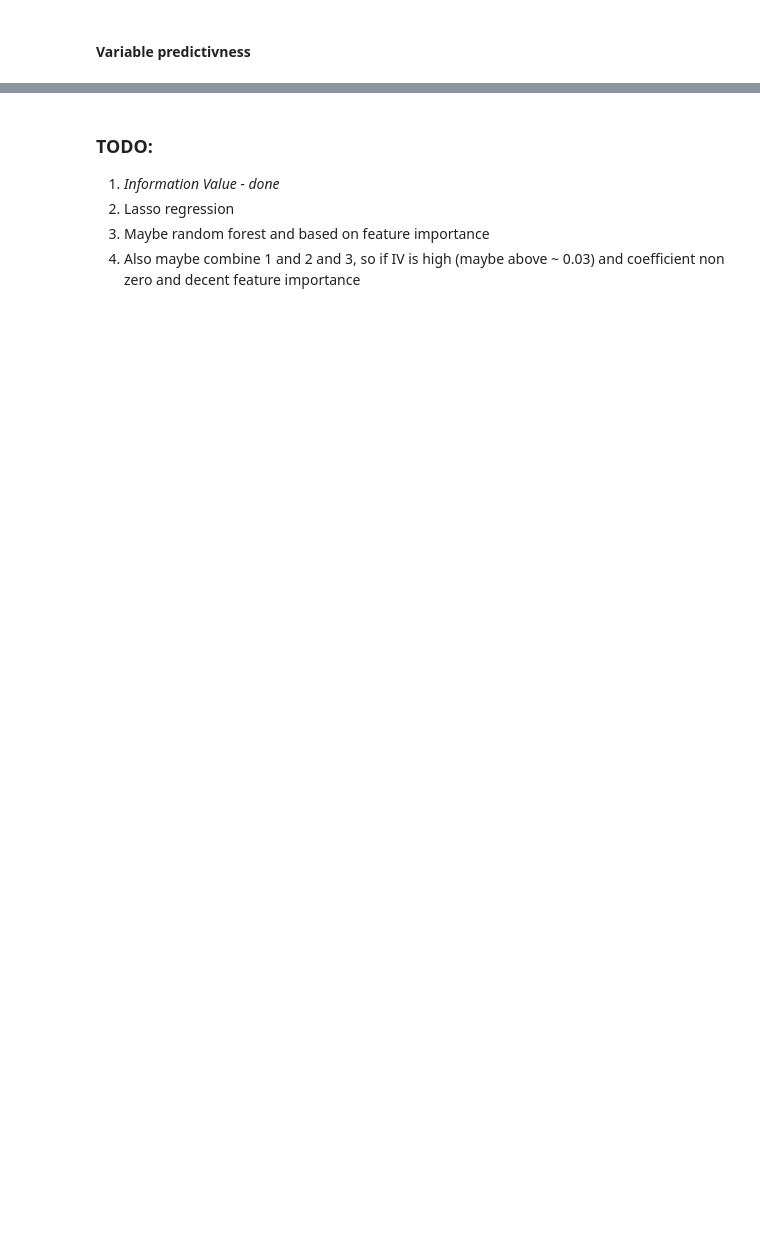
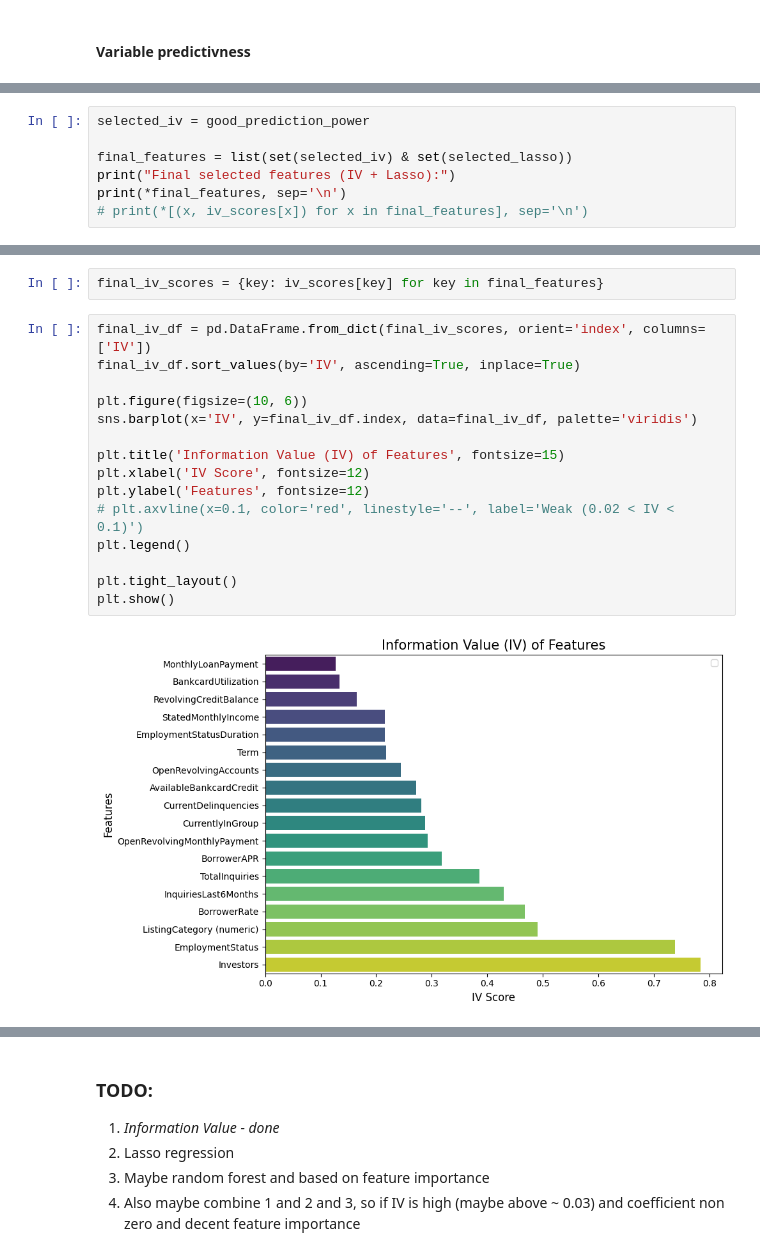
Before and after one commit to hoanganhlinh/MRK-projekt, a Jupyter notebook: Binning.ipynb, the cells around one changed output, grey strips where cells are left out. Drawn from its saved outputs; the diff is of its cells as text; blank space fills up the shorter version.

```diff
--- a/Binning.ipynb
+++ b/Binning.ipynb
@@ -180,0 +284,7 @@ for key, value in iv_scores.items():
+# %%
+selected_iv = good_prediction_power
+
+final_features = list(set(selected_iv) & set(selected_lasso))
+print("Final selected features (IV + Lasso):")
+print(*final_features, sep='\n')
+# print(*[(x, iv_scores[x]) for x in final_features], sep='\n')
@@ -180,0 +311,19 @@ for key, value in iv_scores.items():
+# %%
+final_iv_scores = {key: iv_scores[key] for key in final_features}
+# %%
+final_iv_df = pd.DataFrame.from_dict(final_iv_scores, orient='index', columns=['IV'])
+final_iv_df.sort_values(by='IV', ascending=True, inplace=True)
+
+plt.figure(figsize=(10, 6))
+sns.barplot(x='IV', y=final_iv_df.index, data=final_iv_df, palette='viridis')
+
+plt.title('Information Value (IV) of Features', fontsize=15)
+plt.xlabel('IV Score', fontsize=12)
+plt.ylabel('Features', fontsize=12)
+# plt.axvline(x=0.1, color='red', linestyle='--', label='Weak (0.02 < IV < 0.1)')
+plt.legend()
+
+plt.tight_layout()
+plt.show()
+# %% [output]
+[figure, added]
```
Also changed, not shown: parts of 13 cells of this notebook.
